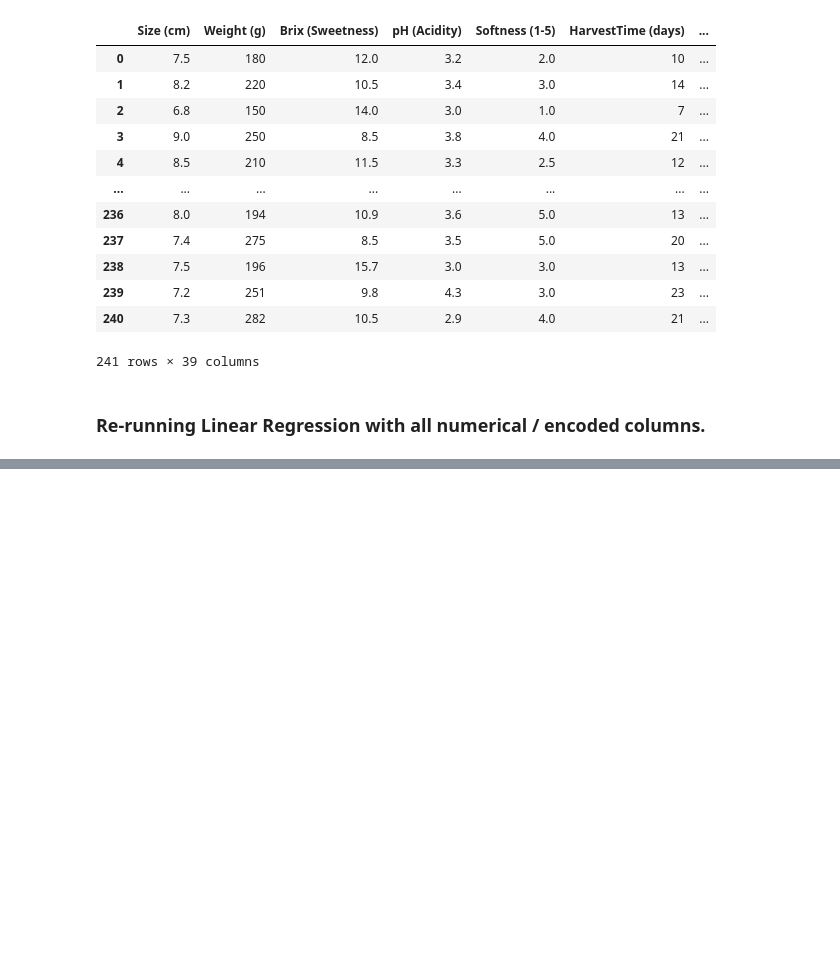
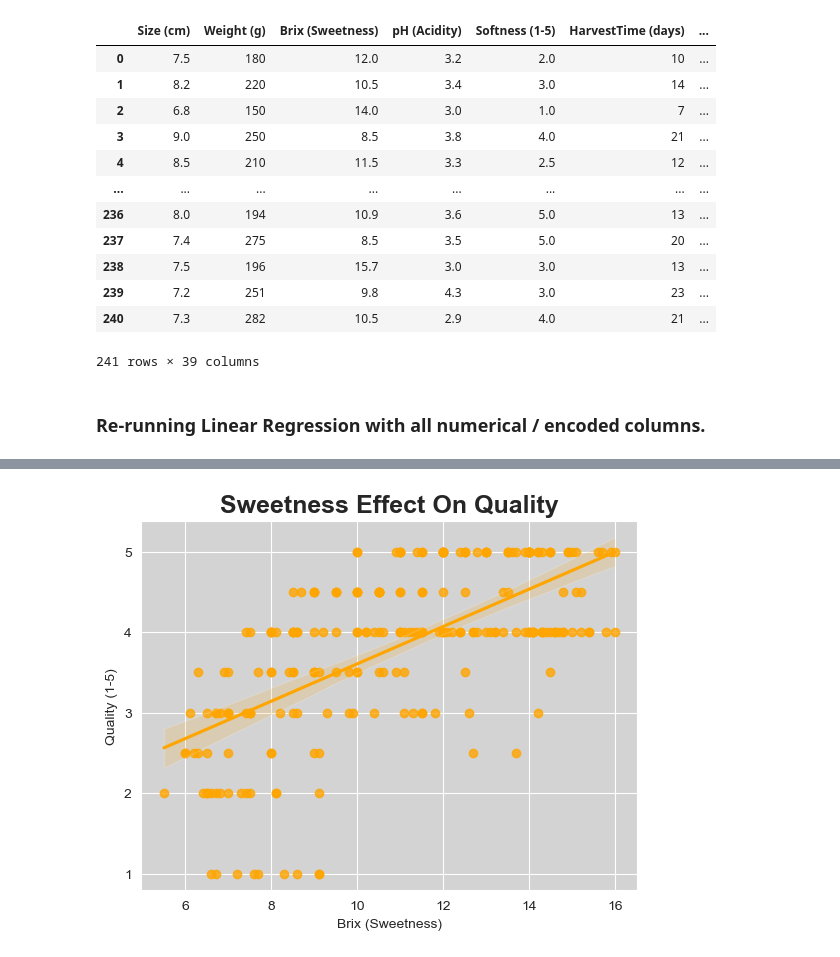
Before and after one commit to mbrwn65/OrangeAnalysis, a Jupyter notebook: orangeanalysis.ipynb, the cells around one changed output, grey strips where cells are left out. Saved outputs shown, nothing was run; the diff lists cells and outputs as text; code cells hidden in the pictures; blank space fills up the shorter version.

Commit message:
Created Sweet & Harvest Time vs. Quality graphs.

```diff
--- a/orangeanalysis.ipynb
+++ b/orangeanalysis.ipynb
@@ -203,8 +204,8 @@ pprint.pp(testing)
 # %% [markdown]
 ### One-Hot Encode the remaining categorical columns (Variety & Color)
 # %%
-OrangeDF = pd.get_dummies(OrangeDF, dtype=int)
-OrangeDF
+OrangeDF_expanded = pd.get_dummies(OrangeDF, dtype=int)
+OrangeDF_expanded
 # %% [output]
 |  | Size (cm) | Weight (g) | Brix (Sweetness) | pH (Acidity) | Softness (1-5) | HarvestTime (days) | ... |
 | 0 | 7.5 | 180 | 12.0 | 3.2 | 2.0 | 10 | ... |
@@ -276,0 +257,9 @@ for column in OrangeDF.columns:
+# %%
+sns.set_style("darkgrid", rc={'axes.facecolor': 'lightgrey'})
+# %%
+fig, ax = plt.subplots()
+sns.regplot(data=OrangeDF, x='Brix (Sweetness)', y='Quality (1-5)', color='orange')
+ax.set_title("Sweetness Effect On Quality",size=18, weight='bold')
+plt.show()
+# %% [output]
+[figure, added]
```
Also changed, not shown: parts of 7 cells of this notebook.
